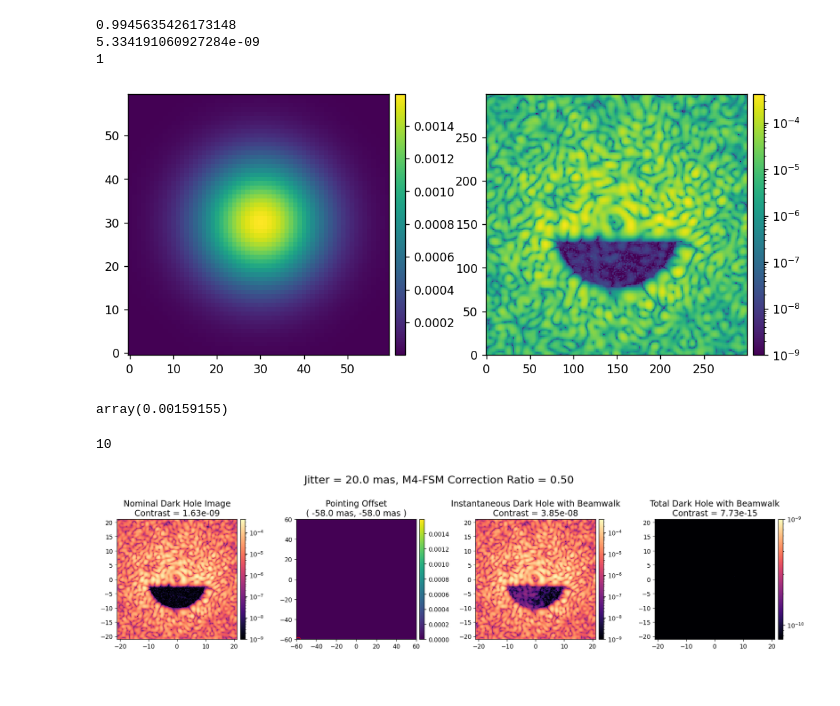
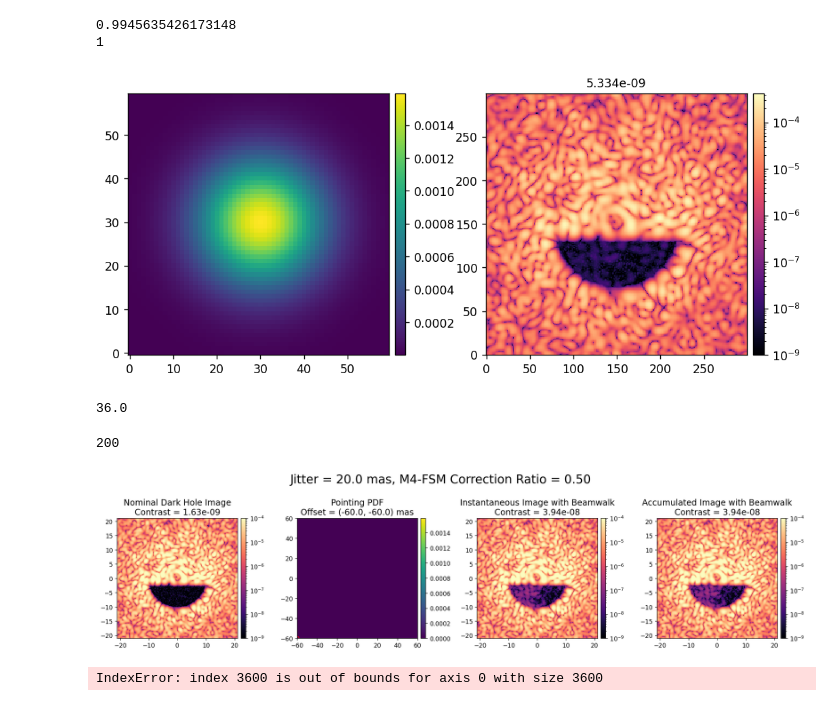
Before and after one commit to kian1377/esc-fresnel, a Jupyter notebook: notebooks/beamwalk_anim.ipynb, the cells around one changed output. Saved outputs shown, nothing was run; the diff lists cells and outputs as text; code cells hidden in the pictures.

Commit message:
beamwalk animation working

```diff
--- a/notebooks/beamwalk_anim.ipynb
+++ b/notebooks/beamwalk_anim.ipynb
@@ -65,29 +46,29 @@ imshow1(
 # %%
 nominal_im = ensure_np_array(beamwalk_data['nominal_im'])
 nominal_contrast = float(beamwalk_data['nominal_contrast'])
 beamwalk_ims = ensure_np_array(beamwalk_data['all_images'])
 contrasts = ensure_np_array(beamwalk_data['contrasts'])
 pointing_pdf = ensure_np_array(beamwalk_data['pointing_pdf'])
 pointing_sampling = beamwalk_data['pointing_sampling']
 pointing_samples = ensure_np_array(beamwalk_data['pointing_samples'])
 coro_mask = ensure_np_array(beamwalk_data['coro_mask'])
 
-i = 3601
+i = 3600
 current_pdf_status = pointing_pdf * create_ones_array(3600, i+1).reshape(60,60)
 print(current_pdf_status.sum())
-# total_im = xp.sum(beamwalk_ims[:i+1] * pointing_pdf.ravel()[:i+1, None, None], axis=0) / current_pdf_status.sum()
-total_im = xp.sum(beamwalk_ims * current_pdf_status.ravel()[:, None, None], axis=0) / current_pdf_status.sum()
+total_im = xp.sum(beamwalk_ims[:i+1] * pointing_pdf.ravel()[:i+1, None, None], axis=0) / current_pdf_status.sum()
 total_contrast = np.mean( total_im[coro_mask] )
-print(total_contrast)
+# print(total_contrast)
 imshow(
     [current_pdf_status,  total_im],
     norms=[None, LogNorm(1e-9)],
+    titles=[None, f'{total_contrast:.3e}'],
+    cmaps=[None, 'magma'],
 )
 # %% [output]
 0.9945635426173148
-5.334191060927284e-09
 1
-[figure, old version]
+[figure, new version]
 # %%
 def create_anim(
         beamwalk_data,
@@ -189,11 +174,11 @@ def create_anim(
     return anim
-# %%
-np.max(beamwalk_data['pointing_pdf'])
-# %% [output]
-array(0.00159155)
+# %%
+3600 * 0.01
+# %% [output]
+36.0
 # %%
 
-norms = [LogNorm(1e-9), Normalize(0, float(np.max(beamwalk_data['pointing_pdf']))), LogNorm(1e-9), LogNorm(1e-9)]
+norms = [LogNorm(1e-9, 1e-4), Normalize(0, float(np.max(beamwalk_data['pointing_pdf']))), LogNorm(1e-9, 1e-4), LogNorm(1e-9, 1e-4)]
 
 Nim = beamwalk_data['nominal_im'].shape[0]
 im_pxscl = beamwalk_data['pxscl']
@@ -203,11 +188,11 @@ Npdf = beamwalk_data['pointing_pdf'].shape[0]
 pdf_extent = np.array([-Npdf/2, Npdf/2, -Npdf/2, Npdf/2,])*pdf_pxscl
 extents = [im_extent, pdf_extent, im_extent, im_extent]
 
-interval = 0.5
+interval = 0.01
 
 anim = create_anim(
     beamwalk_data,
-    numframes=10,
+    numframes=200,
     title_fs=14,
     extents=extents,
     norms=norms,
@@ -216,8 +201,13 @@ anim = create_anim(
     figsize=(20,5),
 )
 # %% [output]
-10
+200
-[figure, old version]
+[figure, new version]
+# %%
+writervideo = FFMpegWriter(fps=100)
+anim.save(esc_fresnel.path/f'data/esc_fresnel_beamwalk_sim.mp4', writer=writervideo)
+# %% [output]
+IndexError: index 3600 is out of bounds for axis 0 with size 3600
 # %%
 anim
 # %% [output]
```
Also changed, not shown: parts of 4 cells of this notebook, 1 other file.
